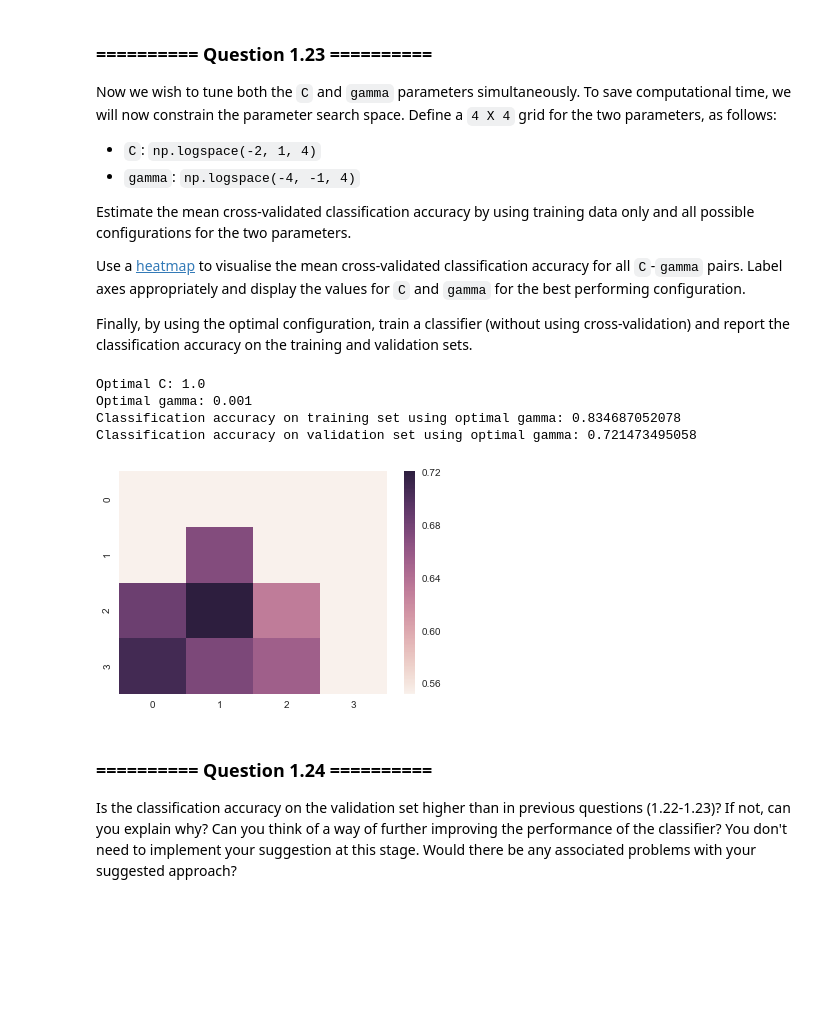
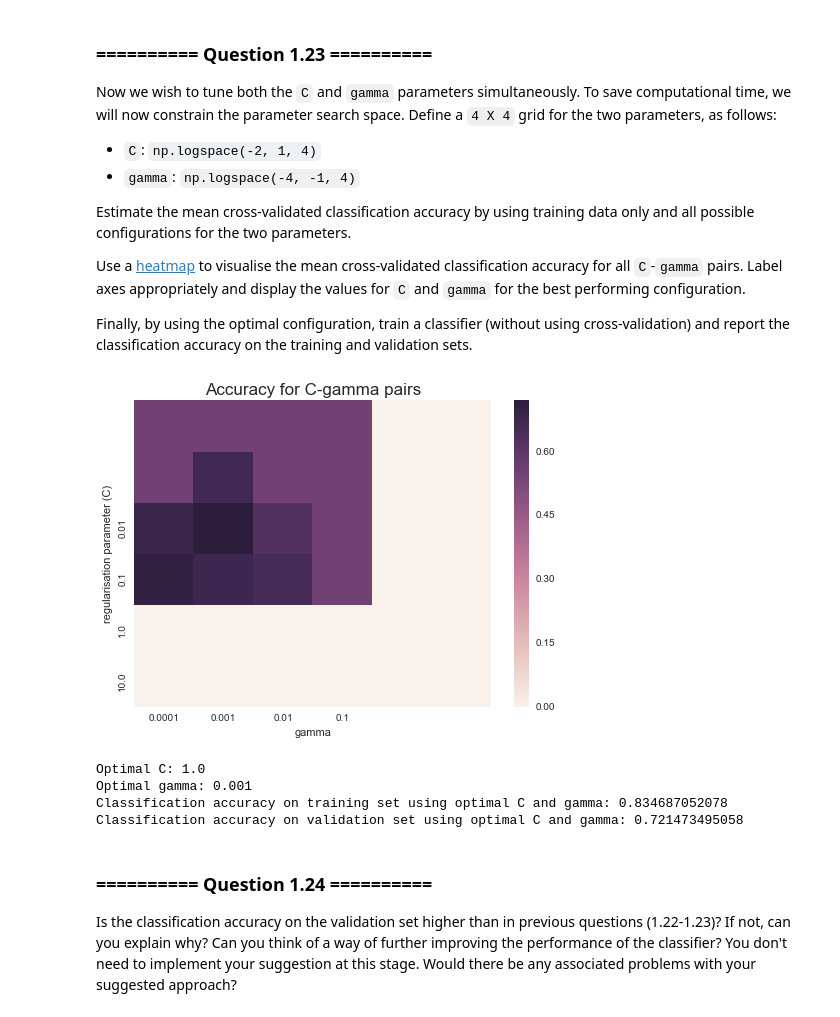
Before and after one commit to Dr-Alan-Turing/IAMachineLearning, a Jupyter notebook: 07_Assignment_3.ipynb, the cells around one changed output. Cells and saved outputs as stored; diff of their text form; code cells hidden in the pictures; blank space fills up the shorter version.

```diff
--- a/07_Assignment_3.ipynb
+++ b/07_Assignment_3.ipynb
@@ -596,40 +596,44 @@ Use a [heatmap](https://seaborn.github.io/generated/seaborn.heatmap.html?highlig
 
 Finally, by using the optimal configuration, train a classifier (without using cross-validation) and report the classification accuracy on the training and validation sets.
 # %%
-# Estimate accuracy over log space in gamma and C
+# Estimate accuracy over log space in C and gamma
 log_Cs = np.logspace(-2, 1, 4)
 log_gs = np.logspace(-4, -1, 4)
-scores_4 = np.zeros((4,4))
+scores_4 = np.zeros((6,6))
 row = 0
 for log_C in log_Cs:
     col = 0
     for log_g in log_gs:
         svc_temp = SVC(kernel='rbf', gamma=log_g, C=log_C)
         pred = cross_val_predict(estimator=svc_temp, X=X_tr_transf[train_indeces], y=y_tr[train_indeces])
         scores_4[row][col] = accuracy_score(y_tr[train_indeces], pred)
         col += 1
     row += 1
 
 # Visualise heatmap of classification for C-gamma pairs
-sns.heatmap(data=scores_4)
+sns.heatmap(data=scores_4, xticklabels=log_gs, yticklabels=log_Cs)
+plt.title('Accuracy for C-gamma pairs', fontsize=17)
+plt.xlabel('gamma')
+plt.ylabel('regularisation parameter (C)')
+plt.show()
 
 # Get optimal C-gamma pair
 optimal_C_g = unravel_index(scores_4.argmax(), scores_4.shape)
 optimal_C_3 = log_Cs[optimal_C_g[0]]
 optimal_gamma_2 = log_gs[optimal_C_g[1]]
-print("Optimal C: {0}".format(optimal_C_3))
-print("Optimal gamma: {0}".format(optimal_gamma_2))
+print('Optimal C: {0}'.format(optimal_C_3))
+print('Optimal gamma: {0}'.format(optimal_gamma_2))
 # Get accuracy with optimal parameters
 svc_rbf_4 = SVC(kernel='rbf', gamma=optimal_gamma_2, C=optimal_C_3)
 svc_rbf_4.fit(X_tr_transf, y_tr)
-print('Classification accuracy on training set using optimal gamma: {0}'.format(svc_rbf_4.score(X_tr_transf, y_tr)))
-print('Classification accuracy on validation set using optimal gamma: {0}'.format(svc_rbf_4.score(X_val_transf, y_val)))
+print('Classification accuracy on training set using optimal C and gamma: {0}'.format(svc_rbf_4.score(X_tr_transf, y_tr)))
+print('Classification accuracy on validation set using optimal C and gamma: {0}'.format(svc_rbf_4.score(X_val_transf, y_val)))
 # %% [output]
+[figure, new version]
 Optimal C: 1.0
 Optimal gamma: 0.001
-Classification accuracy on training set using optimal gamma: 0.834687052078
-Classification accuracy on validation set using optimal gamma: 0.721473495058
+Classification accuracy on training set using optimal C and gamma: 0.834687052078
+Classification accuracy on validation set using optimal C and gamma: 0.721473495058
-[figure, old version]
 # %% [markdown]
 ### ========== Question 1.24 ==========
 Is the classification accuracy on the validation set higher than in previous questions (1.22-1.23)? If not, can you explain why? Can you think of a way of further improving the performance of the classifier? You don't need to implement your suggestion at this stage. Would there be any associated problems with your suggested approach?
```
Also changed, not shown: parts of 8 cells of this notebook.
